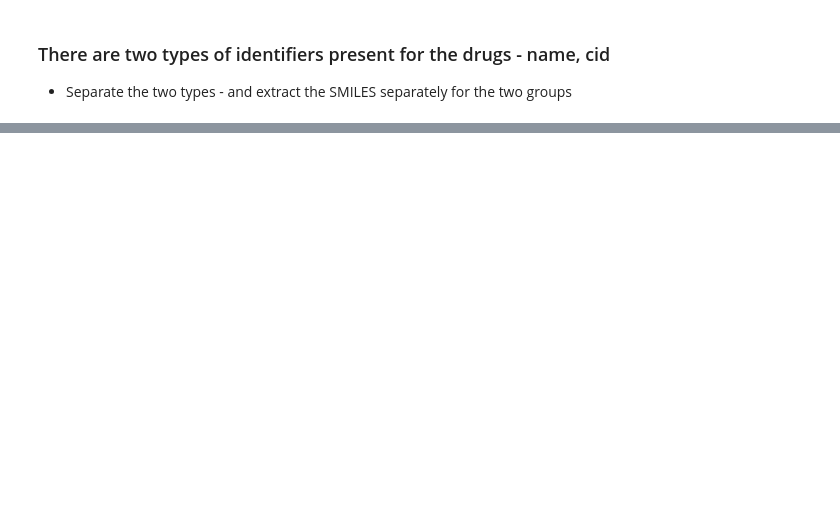
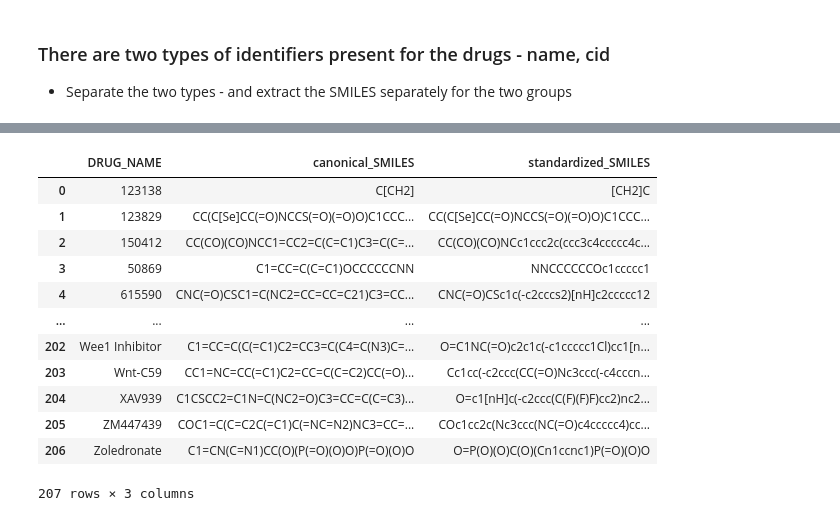
Before and after one commit to debnathk/dleps, a Jupyter notebook: code/DLEPS/reference_drug/gdsc_drugs_preprocessing.ipynb, the cells around one changed output, grey strips where cells are left out. Saved outputs shown, nothing was run; the diff lists cells and outputs as text; code cells hidden in the pictures; blank space fills up the shorter version.

```diff
--- a/code/DLEPS/reference_drug/gdsc_drugs_preprocessing.ipynb
+++ b/code/DLEPS/reference_drug/gdsc_drugs_preprocessing.ipynb
@@ -64,0 +76,3 @@ CC(=O)OC1=CC=CC=C1C(=O)O
+# %%
+df_drugs = pd.read_csv('gdsc_drugs.csv')
+df_drugs
@@ -64,0 +93,9 @@ CC(=O)OC1=CC=CC=C1C(=O)O
+# %%
+import re
+from pubchem import name2smiles, cid2smiles
+canonical_SMILES = [None] * len(df_drugs)
+for i in range(len(df_drugs['DRUG_NAME'])):
+    if re.match('^\d', df_drugs['DRUG_NAME'][i]):
+        canonical_SMILES[i] = cid2smiles(df_drugs['DRUG_NAME'][i])
+    else:
+        canonical_SMILES[i] = name2smiles(df_drugs['DRUG_NAME'][i])
@@ -64,0 +120,4 @@ CC(=O)OC1=CC=CC=C1C(=O)O
+# %%
+df_drugs['canonical_SMILES'] = canonical_SMILES
+df_drugs_drop_na = df_drugs.dropna().reset_index(drop=True)
+df_drugs_drop_na
@@ -64,0 +138,23 @@ CC(=O)OC1=CC=CC=C1C(=O)O
+# %%
+# Standardize the smiles using rdkit
+from rdkit_transformation import standardize
+standardized_SMILES = []
+for smiles in df_drugs_drop_na['canonical_SMILES']:
+    standardized_SMILES.append(standardize(smiles))
+# %%
+df_drugs_drop_na['standardized_SMILES'] = standardized_SMILES
+df_drugs_drop_na
+# %% [output]
+|  | DRUG_NAME | canonical_SMILES | standardized_SMILES |
+| 0 | 123138 | C[CH2] | [CH2]C |
+| 1 | 123829 | CC(C[Se]CC(=O)NCCS(=O)(=O)O)C1CCC... | CC(C[Se]CC(=O)NCCS(=O)(=O)O)C1CCC... |
+| 2 | 150412 | CC(CO)(CO)NCC1=CC2=C(C=C1)C3=C(C=... | CC(CO)(CO)NCc1ccc2c(ccc3c4ccccc4c... |
+| 3 | 50869 | C1=CC=C(C=C1)OCCCCCCNN | NNCCCCCCOc1ccccc1 |
+| 4 | 615590 | CNC(=O)CSC1=C(NC2=CC=CC=C21)C3=CC... | CNC(=O)CSc1c(-c2cccs2)[nH]c2ccccc12 |
+| ... | ... | ... | ... |
+| 202 | Wee1 Inhibitor | C1=CC=C(C(=C1)C2=CC3=C(C4=C(N3)C=... | O=C1NC(=O)c2c1c(-c1ccccc1Cl)cc1[n... |
+| 203 | Wnt-C59 | CC1=NC=CC(=C1)C2=CC=C(C=C2)CC(=O)... | Cc1cc(-c2ccc(CC(=O)Nc3ccc(-c4cccn... |
+| 204 | XAV939 | C1CSCC2=C1N=C(NC2=O)C3=CC=C(C=C3)... | O=c1[nH]c(-c2ccc(C(F)(F)F)cc2)nc2... |
+| 205 | ZM447439 | COC1=C(C=C2C(=C1)C(=NC=N2)NC3=CC=... | COc1cc2c(Nc3ccc(NC(=O)c4ccccc4)cc... |
+| 206 | Zoledronate | C1=CN(C=N1)CC(O)(P(=O)(O)O)P(=O)(O)O | O=P(O)(O)C(O)(Cn1ccnc1)P(=O)(O)O |
+207 rows × 3 columns
```
Also changed, not shown: parts of 8 cells of this notebook, 4 other files.
